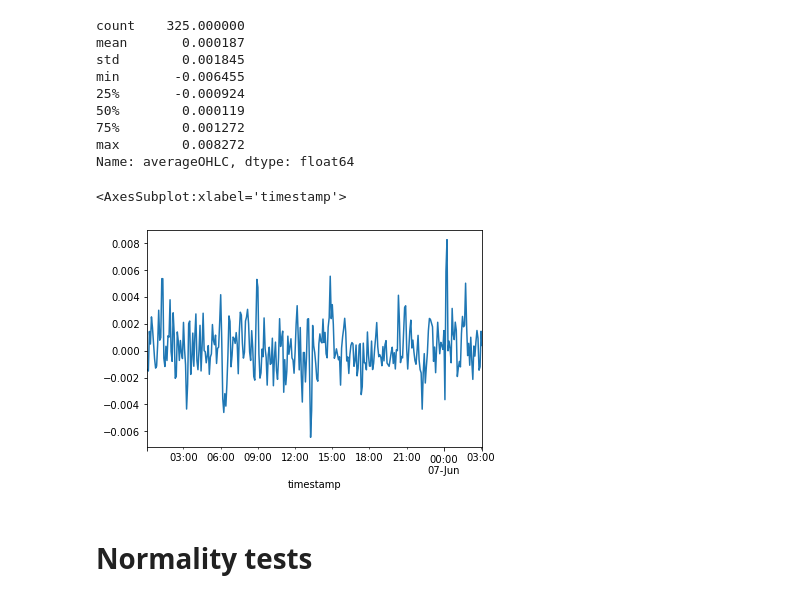
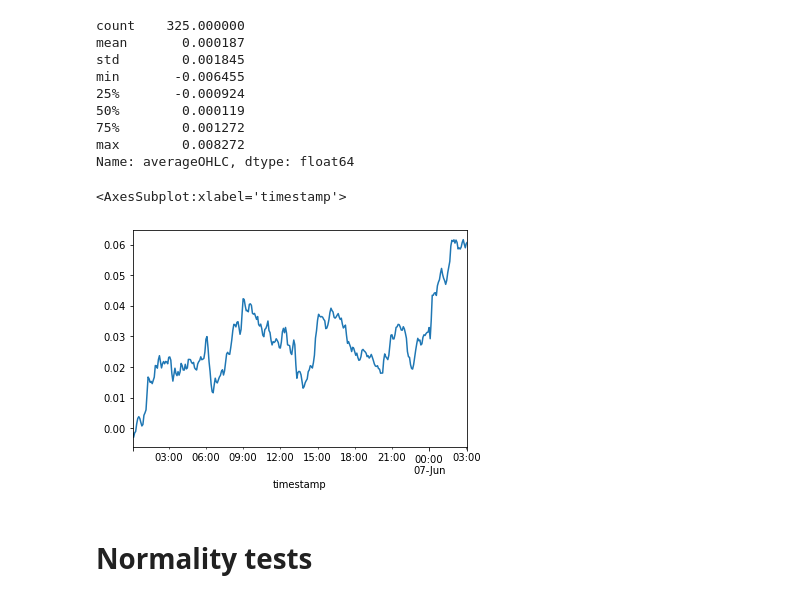
Before and after one commit to sputnik516/ML4AT, a Jupyter notebook: _scratch_code/dataset_explore.ipynb, the cells around one changed output. Cells and saved outputs as stored; diff of their text form; code cells hidden in the pictures.

```diff
--- a/_scratch_code/dataset_explore.ipynb
+++ b/_scratch_code/dataset_explore.ipynb
@@ -36,10 +38,10 @@ min       -0.006455
 max        0.008272
 Name: averageOHLC, dtype: float64
 # %%
-returns.plot()
+returns.cumsum().plot()
 # %% [output]
 <AxesSubplot:xlabel='timestamp'>
-[figure, old version]
+[figure, new version]
 # %% [markdown]
 # Normality tests
 # %%
```
Also changed, not shown: parts of 9 cells of this notebook, 1 other file.
